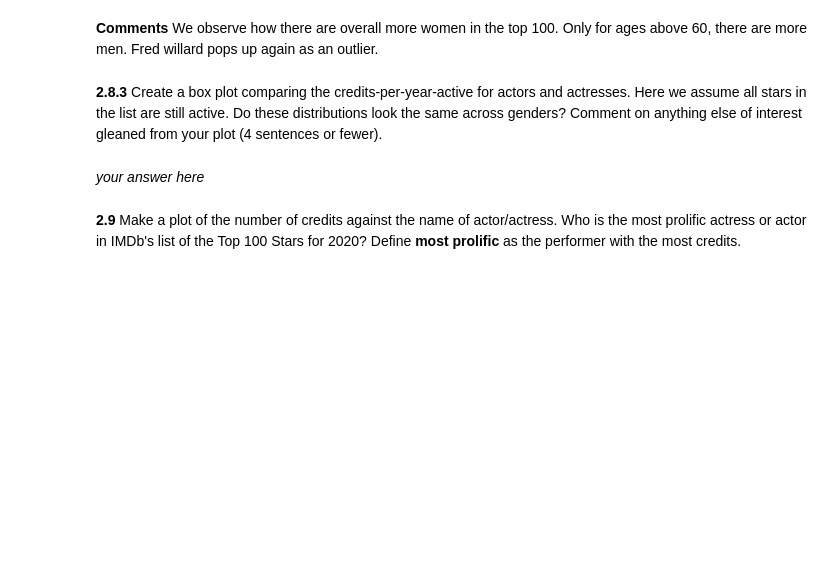
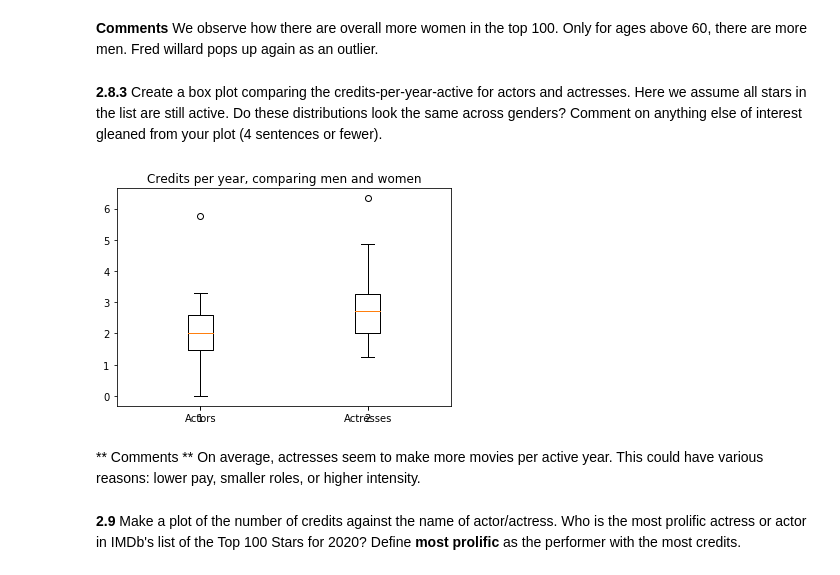
Before and after one commit to CreditPy/2021-s109a, a Jupyter notebook: cs_s109a_hw1/cs_s109a_hw1_sunil_steven.ipynb, the cells around one changed output. Saved outputs shown, nothing was run; the diff lists cells and outputs as text; code cells hidden in the pictures; blank space fills up the shorter version.

Commit message:
completed 2.8.3: boxplot

```diff
--- a/cs_s109a_hw1/cs_s109a_hw1_sunil_steven.ipynb
+++ b/cs_s109a_hw1/cs_s109a_hw1_sunil_steven.ipynb
@@ -759,18 +759,22 @@ frame[frame.current_age > 50]
 # %%
 # 2.8.3
 # your code here
-# list_year = 2020
-# frame['years_active'] = list_year -  frame['age_at_first_appearance']
-# actor_years_active = frame[frame.gender == 0]['years_active']
-# actress_years_active = frame[frame.gender == 1]['years_active']
-# data = [frame, yeasr, d2[::2]]
-# fig7, ax7 = plt.subplots()
-# ax7.set_title('Multiple Samples with Different sizes')
-# ax7.boxplot(data)
+list_year = 2020
+frame['years_active'] = list_year -  frame['year_first_movie']
+frame['credits_per_year_active'] = frame['credits'] / frame['years_active']
+actor_credit_per_years_active = frame[frame.gender == 0]['credits_per_year_active']
+actress_credit_per_years_active = frame[frame.gender == 1]['credits_per_year_active']
+data = [actor_credit_per_years_active,actress_credit_per_years_active]
+fig7, ax7 = plt.subplots()
+ax7.set_title('Credits per year, comparing men and women')
+plt.xticks([1, 2], ['Actors', 'Actresses'])
+ax7.boxplot(data)
 
-# plt.show()
+plt.show()
+# %% [output]
+[figure, added]
-# %% [markdown]
-*your answer here*
+# %% [markdown]
+** Comments ** On average, actresses seem to make more movies per active year. This could have various reasons: lower pay, smaller roles, or higher intensity.
 # %% [markdown]
 **2.9** Make a plot of the number of credits against the name of actor/actress. Who is the most prolific actress or actor in IMDb's list of the Top 100 Stars for 2020? Define **most prolific** as the performer with the most credits.
 # %%
```
